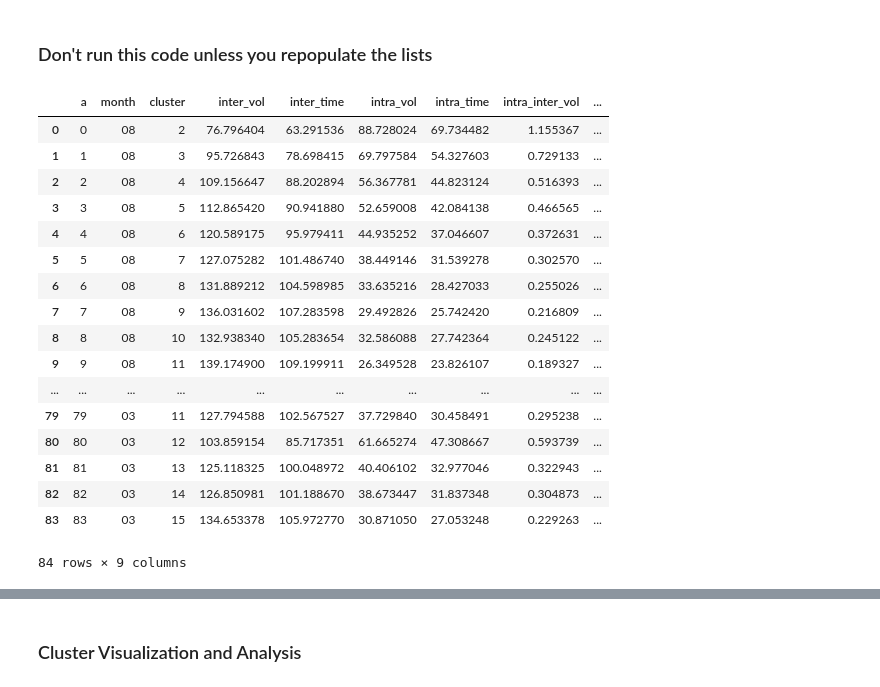
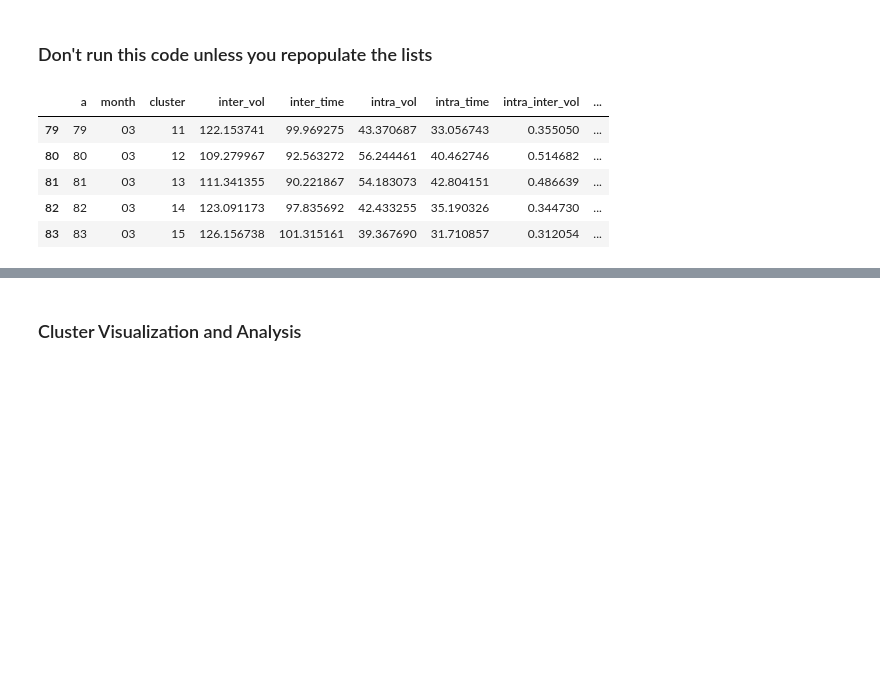
Before and after one commit to beomjundc/datax_bikeshare, a Jupyter notebook: exploratory/clustering/spectral_clustering_ER_v2.ipynb, the cells around one changed output, grey strips where cells are left out. Drawn from its saved outputs; the diff is of its cells as text; code cells hidden in the pictures; blank space fills up the shorter version.

```diff
--- a/exploratory/clustering/spectral_clustering_ER_v2.ipynb
+++ b/exploratory/clustering/spectral_clustering_ER_v2.ipynb
@@ -10,6 +15,6 @@ plt.style.use('ggplot')
 # %%
 # Read in the trip summary data
-file_path = '../data/trip_summary_201808_201903.csv'
+file_path = '../../data/trip_summary_201808_201903.csv'
 trips = pd.read_csv(file_path)
 trips = trips.dropna(how="any") # drop NaNs
 
@@ -33,0 +41,26 @@ def sort_concat(arr):
+# %%
+pair_id = trips[['start_station_id', 'end_station_id']].values
+pair_id_sorted = list(map(sort_concat, pair_id))
+trips['station_pair_id'] = pair_id_sorted
+
+# Create a new dataframe that sums the roundtrips between two stations into one row of data
+# We will be able to create a matrix on how each station interactions with other stations
+pair_trips = trips.groupby('station_pair_id', as_index=False)['trip_count','sum_duration_min'].sum()
+
+pair_trips['station_i'] = pair_trips['station_pair_id'].str.split("_", n = 1, expand = True)[0]
+pair_trips['station_j'] = pair_trips['station_pair_id'].str.split("_", n = 1, expand = True)[1]
+intercluster_volume = pair_trips
+pair_trips['trip_count_inv'] = 1 / pair_trips['trip_count']
+
+# Normalize trip_count, trip_count_inv and sum_duration_min so we can compare accross months and/or different time periods
+scaler = MinMaxScaler(feature_range=(0, 1))
+array = pair_trips[['trip_count','sum_duration_min','trip_count_inv']].values
+array_scaled = scaler.fit_transform(array)
+pair_trips[['trip_count','sum_duration_min','trip_count_inv']] = array_scaled
+
+pair_trips['station_i'] = pd.to_numeric(pair_trips['station_i']).astype(np.int64)
+pair_trips['station_j'] = pd.to_numeric(pair_trips['station_j']).astype(np.int64)
+
+# Sort the dataframe by the starting station, so we can link up the clusters to the correct row of data later on
+stations_sorted = pair_trips.sort_values(['station_i'])['station_i'].unique()
+pair_trips = pair_trips.sort_values(['station_i'])
@@ -89,8 +124,8 @@ def generate_aff_mat(trips):
     return sim_mat
 
 # Test function
-filtered_trips = trips[trips['month'] == '10']
-# filtered_trips = filter_stations(filtered_trips)
+# filtered_trips = trips[trips['month'] == '10']
+# filtered_trips = filter_stations(trips)
 
-generate_aff_mat(filtered_trips)
+generate_aff_mat(trips)
 # %% [output]
@@ -242,32 +280,20 @@ clusters    inter_vol   inter_time   intra_vol   intra_time   intra_inter_vol
 # %%
 spec_clust_final = pd.DataFrame({'a':range(len(month))})
 
 spec_clust_final['month'] = pd.Series(month, index = spec_clust_final.index[:len(month)])
 spec_clust_final['cluster'] = pd.Series(cluster_list, index = spec_clust_final.index[:len(cluster_list)])
 spec_clust_final['inter_vol'] = pd.Series(inter_vol_list, index = spec_clust_final.index[:len(inter_vol_list)])
 spec_clust_final['inter_time'] = pd.Series(inter_time_list, index = spec_clust_final.index[:len(inter_time_list)])
 spec_clust_final['intra_vol'] = pd.Series(intra_vol_list, index = spec_clust_final.index[:len(intra_vol_list)])
 spec_clust_final['intra_time'] = pd.Series(intra_time_list, index = spec_clust_final.index[:len(intra_time_list)])
 spec_clust_final['intra_inter_vol'] = pd.Series(intra_inter_vol_list, index = spec_clust_final.index[:len(intra_inter_vol_list)])
 spec_clust_final['intra_inter_time'] = pd.Series(intra_inter_time_list, index = spec_clust_final.index[:len(intra_inter_time_list)])
 
-spec_clust_final
+spec_clust_final.tail()
 # %% [output]
 |  | a | month | cluster | inter_vol | inter_time | intra_vol | intra_time | intra_inter_vol | ... |
-| 0 | 0 | 08 | 2 | 76.796404 | 63.291536 | 88.728024 | 69.734482 | 1.155367 | ... |
-| 1 | 1 | 08 | 3 | 95.726843 | 78.698415 | 69.797584 | 54.327603 | 0.729133 | ... |
-| 2 | 2 | 08 | 4 | 109.156647 | 88.202894 | 56.367781 | 44.823124 | 0.516393 | ... |
-| 3 | 3 | 08 | 5 | 112.865420 | 90.941880 | 52.659008 | 42.084138 | 0.466565 | ... |
-| 4 | 4 | 08 | 6 | 120.589175 | 95.979411 | 44.935252 | 37.046607 | 0.372631 | ... |
-| 5 | 5 | 08 | 7 | 127.075282 | 101.486740 | 38.449146 | 31.539278 | 0.302570 | ... |
-| 6 | 6 | 08 | 8 | 131.889212 | 104.598985 | 33.635216 | 28.427033 | 0.255026 | ... |
-| 7 | 7 | 08 | 9 | 136.031602 | 107.283598 | 29.492826 | 25.742420 | 0.216809 | ... |
-| 8 | 8 | 08 | 10 | 132.938340 | 105.283654 | 32.586088 | 27.742364 | 0.245122 | ... |
-| 9 | 9 | 08 | 11 | 139.174900 | 109.199911 | 26.349528 | 23.826107 | 0.189327 | ... |
-| ... | ... | ... | ... | ... | ... | ... | ... | ... | ... |
-| 79 | 79 | 03 | 11 | 127.794588 | 102.567527 | 37.729840 | 30.458491 | 0.295238 | ... |
-| 80 | 80 | 03 | 12 | 103.859154 | 85.717351 | 61.665274 | 47.308667 | 0.593739 | ... |
-| 81 | 81 | 03 | 13 | 125.118325 | 100.048972 | 40.406102 | 32.977046 | 0.322943 | ... |
-| 82 | 82 | 03 | 14 | 126.850981 | 101.188670 | 38.673447 | 31.837348 | 0.304873 | ... |
-| 83 | 83 | 03 | 15 | 134.653378 | 105.972770 | 30.871050 | 27.053248 | 0.229263 | ... |
+| 79 | 79 | 03 | 11 | 122.153741 | 99.969275 | 43.370687 | 33.056743 | 0.355050 | ... |
+| 80 | 80 | 03 | 12 | 109.279967 | 92.563272 | 56.244461 | 40.462746 | 0.514682 | ... |
+| 81 | 81 | 03 | 13 | 111.341355 | 90.221867 | 54.183073 | 42.804151 | 0.486639 | ... |
+| 82 | 82 | 03 | 14 | 123.091173 | 97.835692 | 42.433255 | 35.190326 | 0.344730 | ... |
+| 83 | 83 | 03 | 15 | 126.156738 | 101.315161 | 39.367690 | 31.710857 | 0.312054 | ... |
-84 rows × 9 columns
```
Also changed, not shown: parts of 13 cells of this notebook, 1 other file.
